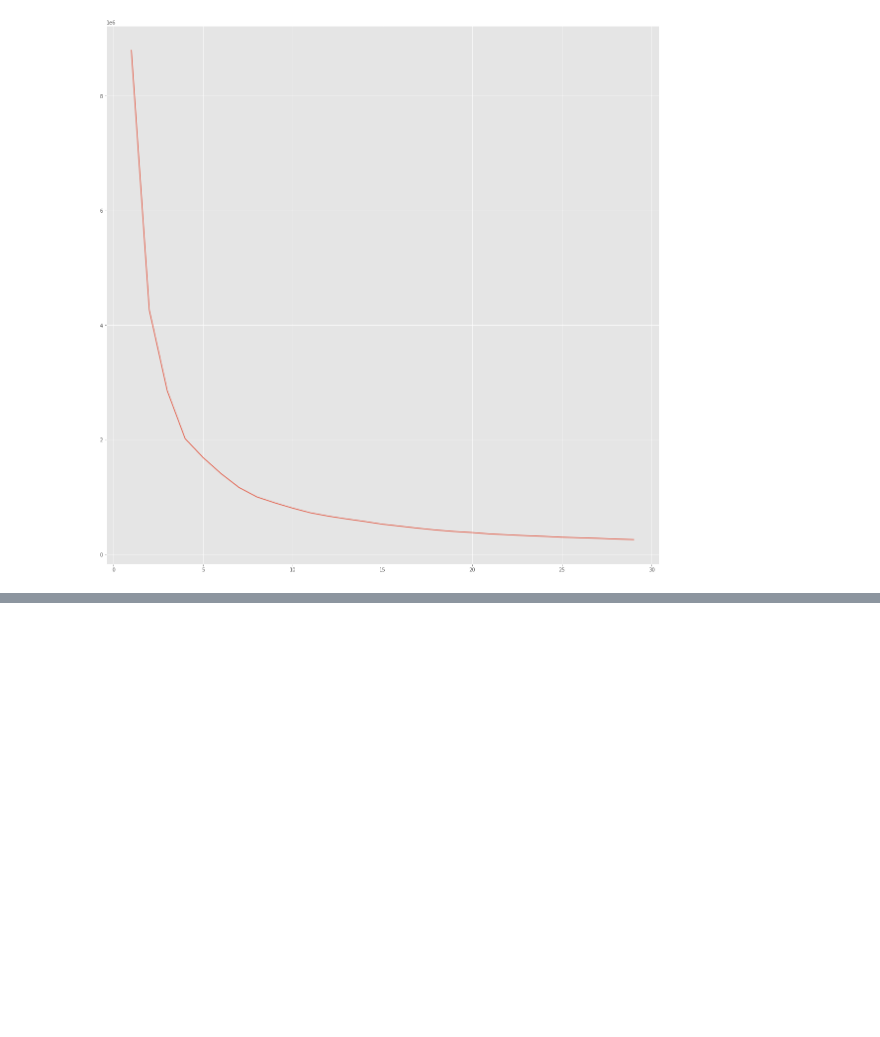
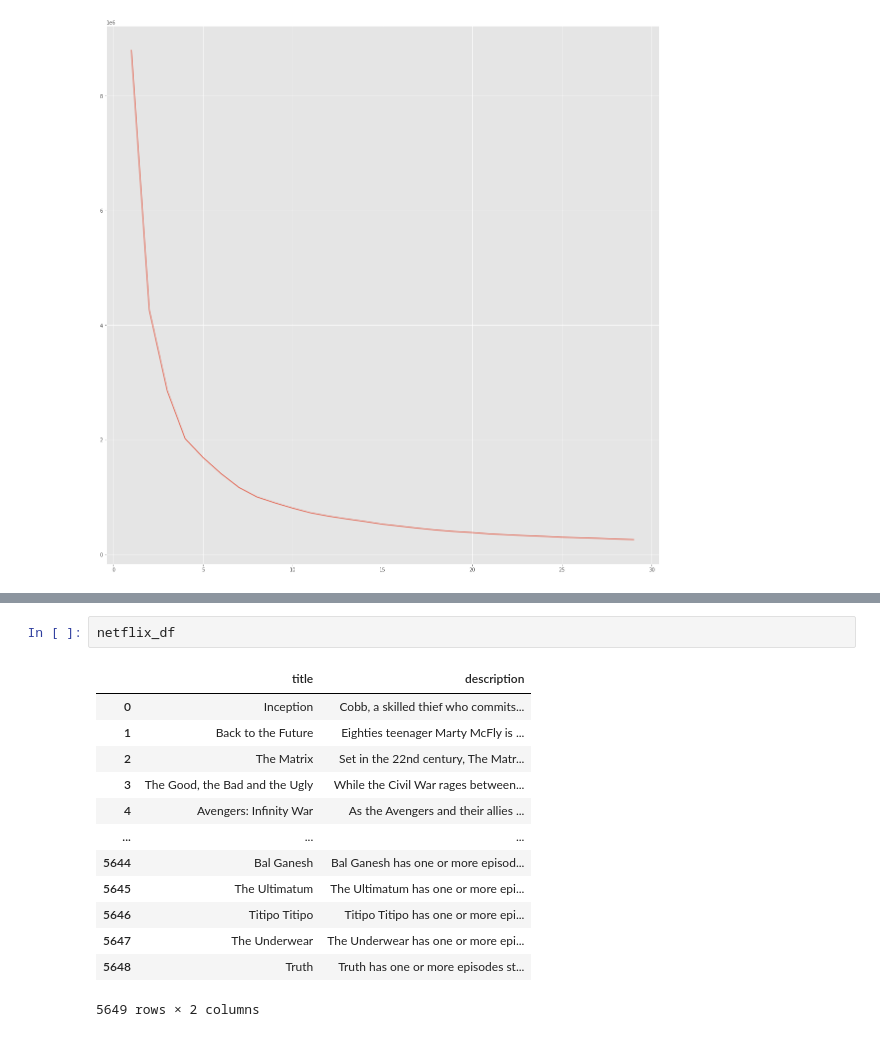
Before and after one commit to hsi-cy/dissertation, a Jupyter notebook: spacy.ipynb, the cells around one changed output, grey strips where cells are left out. Drawn from its saved outputs; the diff is of its cells as text; blank space fills up the shorter version.

```diff
--- a/spacy.ipynb
+++ b/spacy.ipynb
@@ -279,0 +314,16 @@ plt.show()
+# %%
+netflix_df
+# %% [output]
+|  | title | description |
+| 0 | Inception | Cobb, a skilled thief who commits... |
+| 1 | Back to the Future | Eighties teenager Marty McFly is ... |
+| 2 | The Matrix | Set in the 22nd century, The Matr... |
+| 3 | The Good, the Bad and the Ugly | While the Civil War rages between... |
+| 4 | Avengers: Infinity War | As the Avengers and their allies ... |
+| ... | ... | ... |
+| 5644 | Bal Ganesh | Bal Ganesh has one or more episod... |
+| 5645 | The Ultimatum | The Ultimatum has one or more epi... |
+| 5646 | Titipo Titipo | Titipo Titipo has one or more epi... |
+| 5647 | The Underwear | The Underwear has one or more epi... |
+| 5648 | Truth | Truth has one or more episodes st... |
+5649 rows × 2 columns
```
Also changed, not shown: parts of 9 cells of this notebook.
